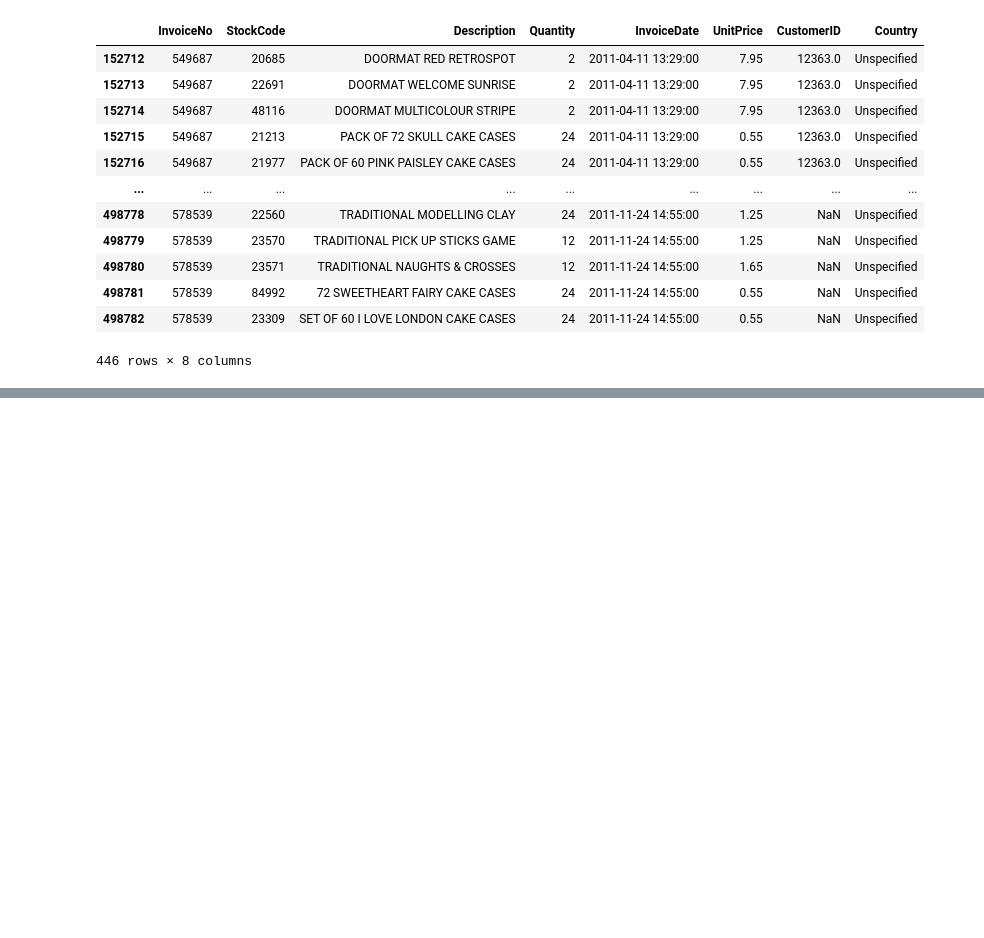
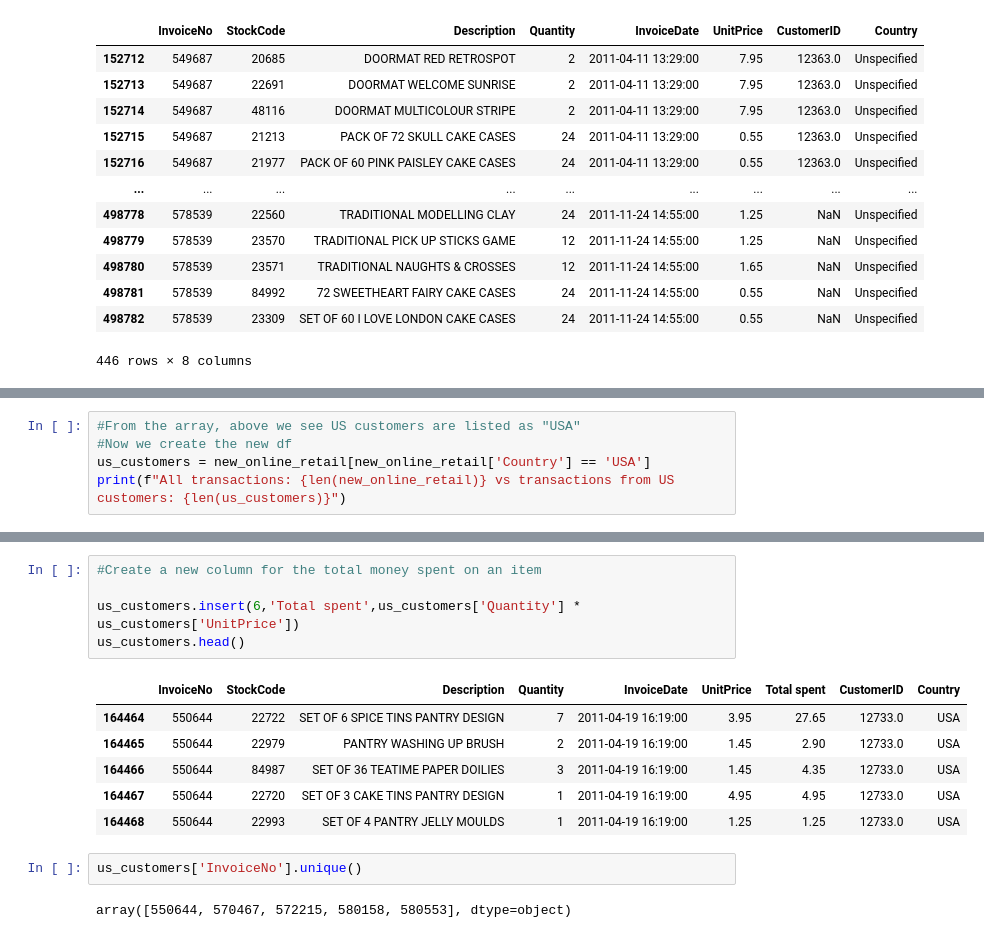
Before and after one commit to Adamb0lt/Shopping-analysis-visualization, a Jupyter notebook: online_retail_analysis.ipynb, the cells around one changed output, grey strips where cells are left out. Saved outputs shown, nothing was run; the diff lists cells and outputs as text; blank space fills up the shorter version.

```diff
--- a/online_retail_analysis.ipynb
+++ b/online_retail_analysis.ipynb
@@ -325,0 +410,5 @@ customer_info.head() #note this table will be fixed up a bit later
+# %%
+#From the array, above we see US customers are listed as "USA"
+#Now we create the new df
+us_customers = new_online_retail[new_online_retail['Country'] == 'USA']
+print(f"All transactions: {len(new_online_retail)} vs transactions from US customers: {len(us_customers)}")
@@ -325,0 +441,16 @@ customer_info.head() #note this table will be fixed up a bit later
+# %%
+#Create a new column for the total money spent on an item
+
+us_customers.insert(6,'Total spent',us_customers['Quantity'] * us_customers['UnitPrice'])
+us_customers.head()
+# %% [output]
+|  | InvoiceNo | StockCode | Description | Quantity | InvoiceDate | UnitPrice | Total spent | CustomerID | Country |
+| 164464 | 550644 | 22722 | SET OF 6 SPICE TINS PANTRY DESIGN | 7 | 2011-04-19 16:19:00 | 3.95 | 27.65 | 12733.0 | USA |
+| 164465 | 550644 | 22979 | PANTRY WASHING UP BRUSH | 2 | 2011-04-19 16:19:00 | 1.45 | 2.90 | 12733.0 | USA |
+| 164466 | 550644 | 84987 | SET OF 36 TEATIME PAPER DOILIES | 3 | 2011-04-19 16:19:00 | 1.45 | 4.35 | 12733.0 | USA |
+| 164467 | 550644 | 22720 | SET OF 3 CAKE TINS PANTRY DESIGN | 1 | 2011-04-19 16:19:00 | 4.95 | 4.95 | 12733.0 | USA |
+| 164468 | 550644 | 22993 | SET OF 4 PANTRY JELLY MOULDS | 1 | 2011-04-19 16:19:00 | 1.25 | 1.25 | 12733.0 | USA |
+# %%
+us_customers['InvoiceNo'].unique()
+# %% [output]
+array([550644, 570467, 572215, 580158, 580553], dtype=object)
```
Also changed, not shown: parts of 32 cells of this notebook.
